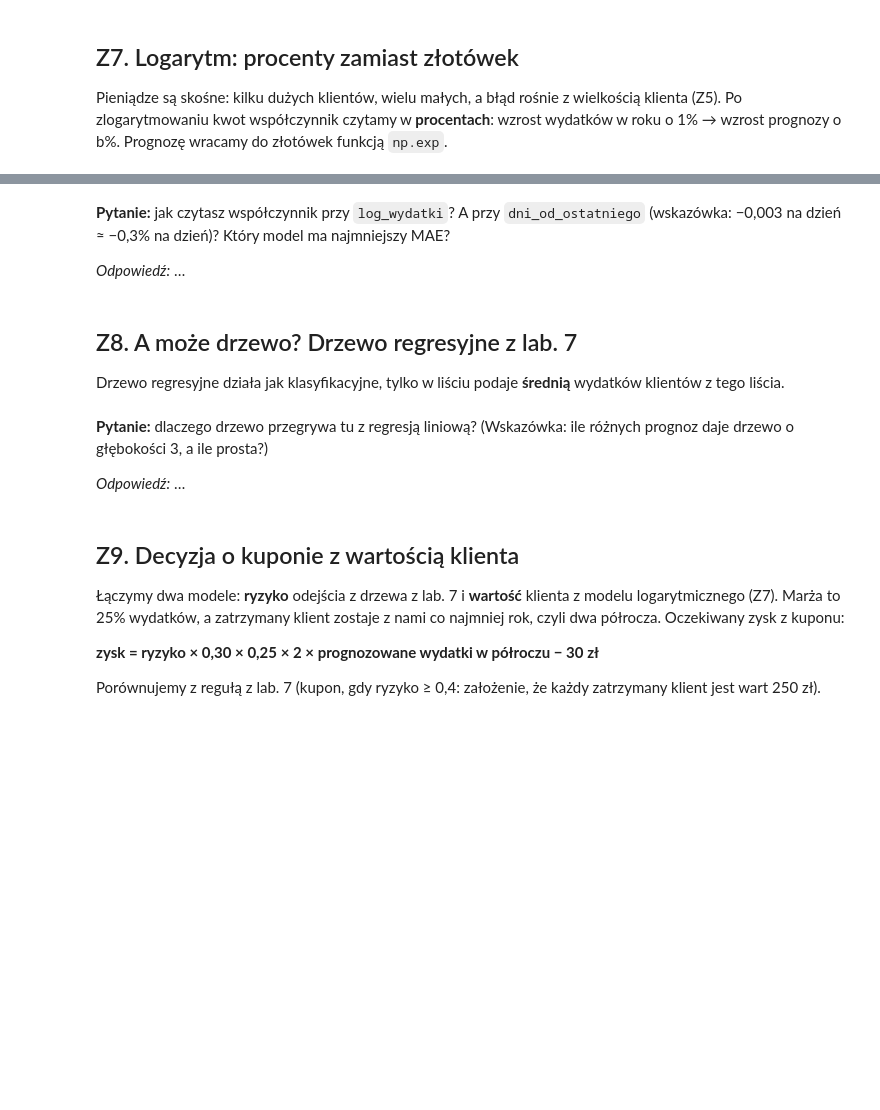
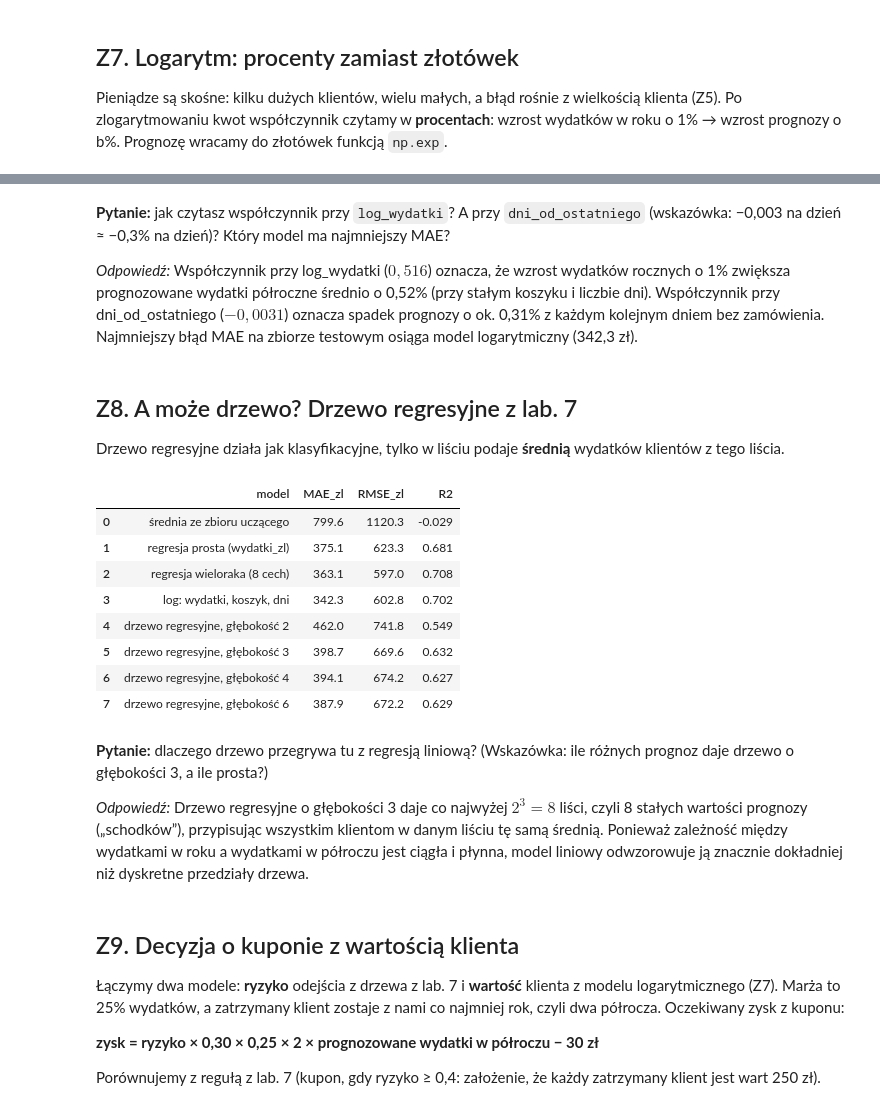
Before and after one commit to SwierkJ/eksploracja-lab8-regresja, a Jupyter notebook: lab8_student.ipynb, the cells around one changed output, grey strips where cells are left out. Cells and saved outputs as stored; diff of their text form; code cells hidden in the pictures; blank space fills up the shorter version.

```diff
--- a/lab8_student.ipynb
+++ b/lab8_student.ipynb
@@ -38,7 +47,7 @@ t
 # %%
 x, y = t["wydatki_rok"], t["wydatki_6m"]
 dx, dy = x - x.mean(), y - y.mean()
-b = (dx * dy).sum() / (dx ** ___).sum()      # UZUPEŁNIJ: potęga w mianowniku
+b = (dx * dy).sum() / (dx ** 2).sum()      # UZUPEŁNIJ: potęga w mianowniku
 a = y.mean() - b * x.mean()
 prognoza = a + b * x
 print(f"b = {b:.3f}   a = {a:.1f}")
@@ -55,6 +69,6 @@ print("MAE:", (y - prognoza).abs().mean())
 Klient, który odszedł, ma `wydatki_6m = 0`. To inny proces (odejście) niż „ile wyda, jeśli zostanie”, a odejście przewidywaliśmy już w lab. 7. Regresję uczymy więc tylko na klientach, którzy **zostali**.
 # %%
 df = pd.read_csv("klienci_wartosc.csv", sep=";", decimal=",")
-zostali = df[df["odszedl"] == ___].copy()        # UZUPEŁNIJ: klienci, którzy zostali
+zostali = df[df["odszedl"] == 0].copy()        # UZUPEŁNIJ: klienci, którzy zostali
 print("wszystkich:", len(df), " zostało:", len(zostali))
 zostali["wydatki_6m"].describe()
@@ -108,7 +149,7 @@ pd.DataFrame(wyniki)
 # %% [markdown]
 ## Z5. Regresja prosta: wydatki w roku → wydatki w półroczu
 # %%
-prosta = LinearRegression().fit(ucz[["___"]], ucz["wydatki_6m"])      # UZUPEŁNIJ: jedna cecha
+prosta = LinearRegression().fit(ucz[["wydatki_zl"]], ucz["wydatki_6m"])      # UZUPEŁNIJ: jedna cecha
 print(f"wydatki_6m = {prosta.intercept_:.1f} + {prosta.coef_[0]:.3f} × wydatki_zl")
 p_prosta = prosta.predict(test[["wydatki_zl"]])
 wyniki.append(ocena("regresja prosta (wydatki_zl)", p_prosta))
@@ -151,6 +218,6 @@ def cechy_log(d):
 
 logm = LinearRegression().fit(cechy_log(ucz), np.log(ucz["wydatki_6m"]))
 print(pd.Series(logm.coef_, index=["log_wydatki", "log_koszyk", "dni_od_ostatniego"]).round(4))
-p_log = np.___(logm.predict(cechy_log(test)))          # UZUPEŁNIJ: z logarytmu z powrotem do złotówek
+p_log = np.exp(logm.predict(cechy_log(test)))          # UZUPEŁNIJ: z logarytmu z powrotem do złotówek
 wyniki.append(ocena("log: wydatki, koszyk, dni", p_log))
 pd.DataFrame(wyniki)
@@ -157,21 +234,31 @@ pd.DataFrame(wyniki)
 # %% [markdown]
 **Pytanie:** jak czytasz współczynnik przy `log_wydatki`? A przy `dni_od_ostatniego` (wskazówka: −0,003 na dzień ≈ −0,3% na dzień)? Który model ma najmniejszy MAE?
 
-*Odpowiedź:* …
+*Odpowiedź:* Współczynnik przy log_wydatki ($0{,}516$) oznacza, że wzrost wydatków rocznych o 1% zwiększa prognozowane wydatki półroczne średnio o 0,52% (przy stałym koszyku i liczbie dni). Współczynnik przy dni_od_ostatniego ($-0{,}0031$) oznacza spadek prognozy o ok. 0,31% z każdym kolejnym dniem bez zamówienia. Najmniejszy błąd MAE na zbiorze testowym osiąga model logarytmiczny (342,3 zł).
 # %% [markdown]
 ## Z8. A może drzewo? Drzewo regresyjne z lab. 7
 
 Drzewo regresyjne działa jak klasyfikacyjne, tylko w liściu podaje **średnią** wydatków klientów z tego liścia.
 # %%
 for g in [2, 3, 4, 6]:
-    drz = DecisionTreeRegressor(max_depth=g, min_samples_leaf=___, random_state=0).fit(ucz[CECHY], ucz["wydatki_6m"])   # UZUPEŁNIJ: jak w lab. 7
+    drz = DecisionTreeRegressor(max_depth=g, min_samples_leaf=20, random_state=0).fit(ucz[CECHY], ucz["wydatki_6m"])   # UZUPEŁNIJ: jak w lab. 7
     wyniki.append(ocena(f"drzewo regresyjne, głębokość {g}", drz.predict(test[CECHY])))
 tabela = pd.DataFrame(wyniki).round({"MAE_zl": 1, "RMSE_zl": 1, "R2": 3})
 tabela
+# %% [output]
+|  | model | MAE_zl | RMSE_zl | R2 |
+| 0 | średnia ze zbioru uczącego | 799.6 | 1120.3 | -0.029 |
+| 1 | regresja prosta (wydatki_zl) | 375.1 | 623.3 | 0.681 |
+| 2 | regresja wieloraka (8 cech) | 363.1 | 597.0 | 0.708 |
+| 3 | log: wydatki, koszyk, dni | 342.3 | 602.8 | 0.702 |
+| 4 | drzewo regresyjne, głębokość 2 | 462.0 | 741.8 | 0.549 |
+| 5 | drzewo regresyjne, głębokość 3 | 398.7 | 669.6 | 0.632 |
+| 6 | drzewo regresyjne, głębokość 4 | 394.1 | 674.2 | 0.627 |
+| 7 | drzewo regresyjne, głębokość 6 | 387.9 | 672.2 | 0.629 |
 # %% [markdown]
 **Pytanie:** dlaczego drzewo przegrywa tu z regresją liniową? (Wskazówka: ile różnych prognoz daje drzewo o głębokości 3, a ile prosta?)
 
-*Odpowiedź:* …
+*Odpowiedź:* Drzewo regresyjne o głębokości 3 daje co najwyżej $2^3 = 8$ liści, czyli 8 stałych wartości prognozy („schodków”), przypisując wszystkim klientom w danym liściu tę samą średnią. Ponieważ zależność między wydatkami w roku a wydatkami w półroczu jest ciągła i płynna, model liniowy odwzorowuje ją znacznie dokładniej niż dyskretne przedziały drzewa.
 # %% [markdown]
 ## Z9. Decyzja o kuponie z wartością klienta
 
```
Also changed, not shown: parts of 20 cells of this notebook.
